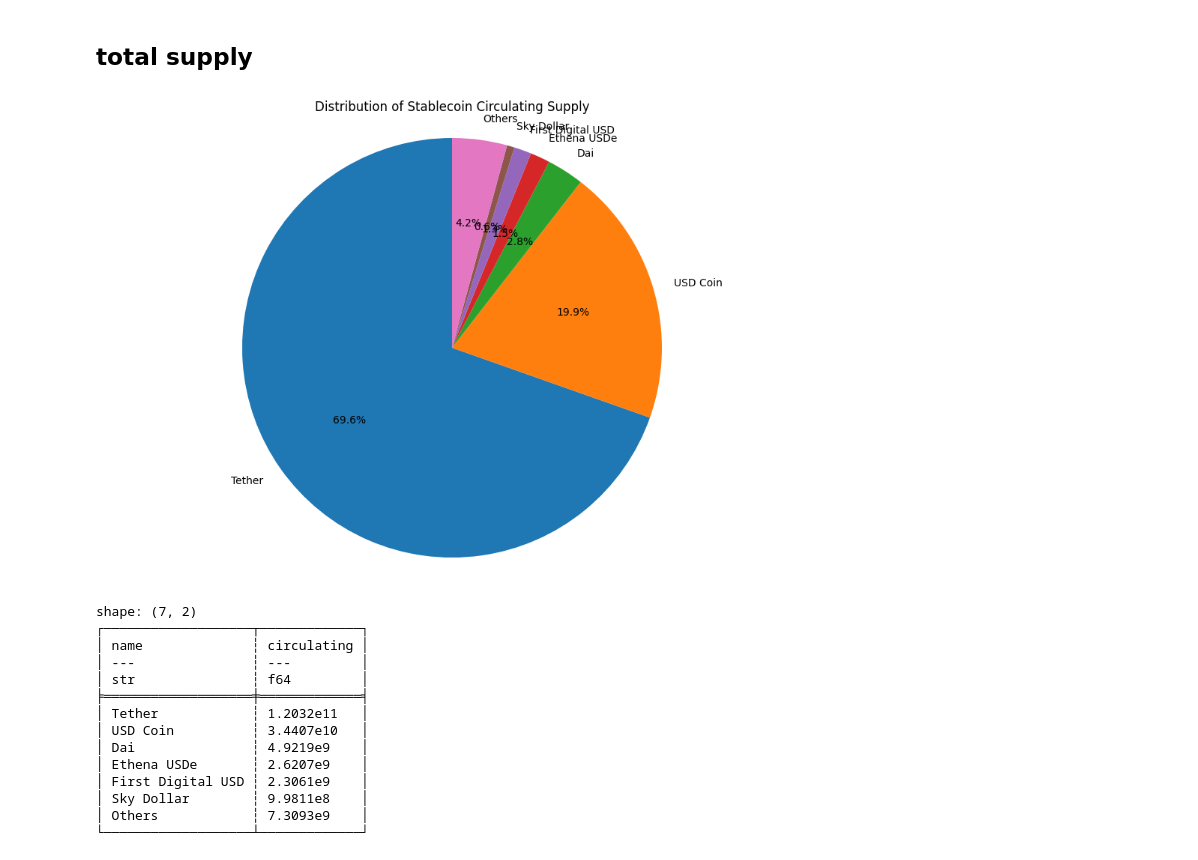
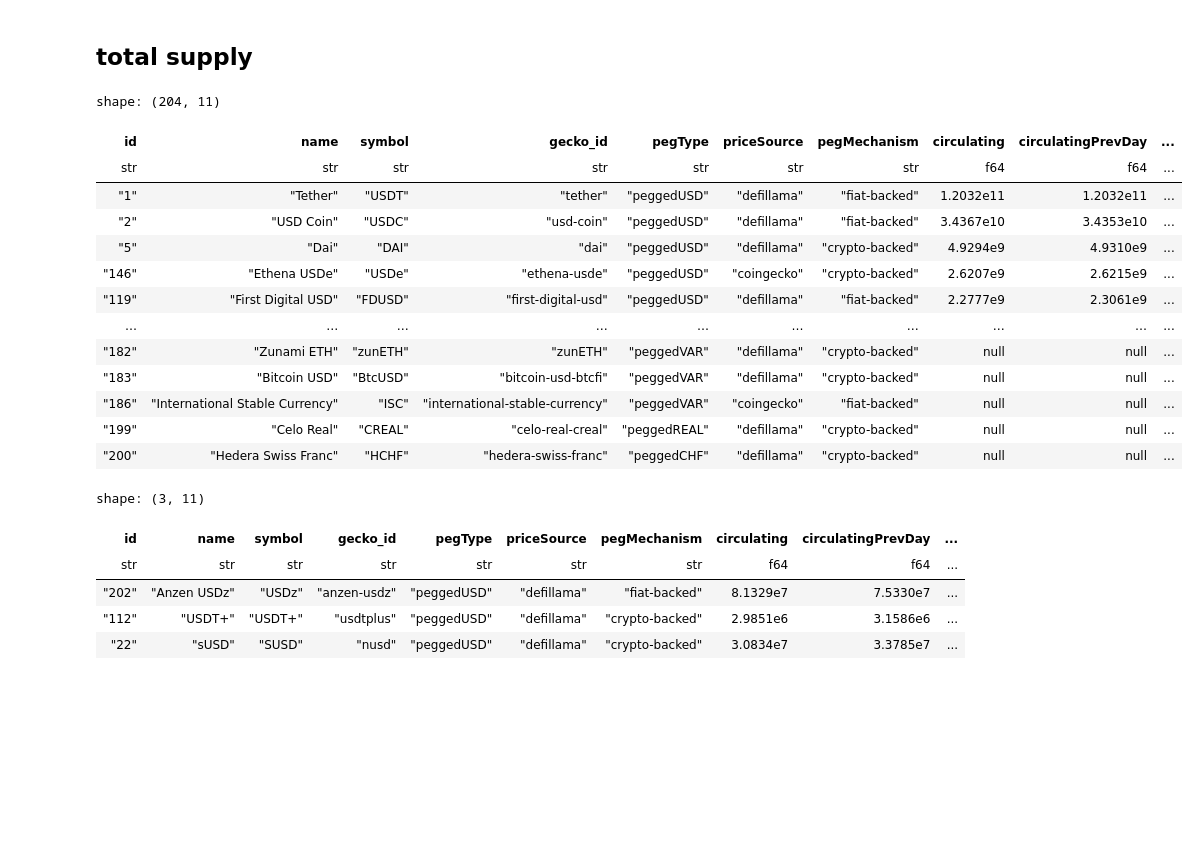
Before and after one commit to gnart33/stables, a Jupyter notebook: stables.ipynb, the cells around one changed output. Drawn from its saved outputs; the diff is of its cells as text; code cells hidden in the pictures; blank space fills up the shorter version.

Commit message:
LlamaAPI

```diff
--- a/stables.ipynb
+++ b/stables.ipynb
@@ -35,40 +26,32 @@ df_sorted = df.sort(by='circulating', descending=True, nulls_last=True)
-# %%
-# Get the top 4 stablecoins and sum the rest
-top_4 = df_sorted.head(6)
-others = df_sorted.tail(df_sorted.height - 6)
-others_sum = others['circulating'].sum()
-
-# Create a new dataframe for the pie chart, filtering out NaN values
-pie_data = pl.concat([
-    top_4.select('name', 'circulating').filter(pl.col('circulating').is_not_nan()),
-    pl.DataFrame({'name': ['Others'], 'circulating': [others_sum]})
-])
-
-# Check if there are any valid data points
-if pie_data.height > 0:
-    # Create the pie chart
-    plt.figure(figsize=(12, 8))
-    plt.pie(pie_data['circulating'], labels=pie_data['name'], autopct='%1.1f%%', startangle=90)
-    plt.title('Distribution of Stablecoin Circulating Supply')
-    plt.axis('equal')  # Equal aspect ratio ensures that pie is drawn as a circle
-    plt.show()
-else:
-    print("No valid data points for the pie chart.")
-
-print(pie_data)
-# %% [output]
-[figure, removed]
-shape: (7, 2)
-┌───────────────────┬─────────────┐
-│ name              ┆ circulating │
-│ ---               ┆ ---         │
-│ str               ┆ f64         │
-╞═══════════════════╪═════════════╡
-│ Tether            ┆ 1.2032e11   │
-│ USD Coin          ┆ 3.4407e10   │
-│ Dai               ┆ 4.9219e9    │
-│ Ethena USDe       ┆ 2.6207e9    │
-│ First Digital USD ┆ 2.3061e9    │
-│ Sky Dollar        ┆ 9.9811e8    │
-│ Others            ┆ 7.3093e9    │
-└───────────────────┴─────────────┘
+# %%
+# df_total_supply = llama.get_total_supply()
+df_total_supply = df_total_supply.drop(['circulatingPrevWeek', 'circulatingPrevMonth'])#.sort('change_24h_pct', descending=True)
+# %%
+df_total_supply
+# %% [output]
+shape: (204, 11)
+| id | name | symbol | gecko_id | pegType | priceSource | pegMechanism | circulating | circulatingPrevDay | ... |
+| str | str | str | str | str | str | str | f64 | f64 | ... |
+| "1" | "Tether" | "USDT" | "tether" | "peggedUSD" | "defillama" | "fiat-backed" | 1.2032e11 | 1.2032e11 | ... |
+| "2" | "USD Coin" | "USDC" | "usd-coin" | "peggedUSD" | "defillama" | "fiat-backed" | 3.4367e10 | 3.4353e10 | ... |
+| "5" | "Dai" | "DAI" | "dai" | "peggedUSD" | "defillama" | "crypto-backed" | 4.9294e9 | 4.9310e9 | ... |
+| "146" | "Ethena USDe" | "USDe" | "ethena-usde" | "peggedUSD" | "coingecko" | "crypto-backed" | 2.6207e9 | 2.6215e9 | ... |
+| "119" | "First Digital USD" | "FDUSD" | "first-digital-usd" | "peggedUSD" | "defillama" | "fiat-backed" | 2.2777e9 | 2.3061e9 | ... |
+| … | … | … | … | … | … | … | … | … | ... |
+| "182" | "Zunami ETH" | "zunETH" | "zunETH" | "peggedVAR" | "defillama" | "crypto-backed" | null | null | ... |
+| "183" | "Bitcoin USD" | "BtcUSD" | "bitcoin-usd-btcfi" | "peggedVAR" | "defillama" | "crypto-backed" | null | null | ... |
+| "186" | "International Stable Currency" | "ISC" | "international-stable-currency" | "peggedVAR" | "coingecko" | "fiat-backed" | null | null | ... |
+| "199" | "Celo Real" | "CREAL" | "celo-real-creal" | "peggedREAL" | "defillama" | "crypto-backed" | null | null | ... |
+| "200" | "Hedera Swiss Franc" | "HCHF" | "hedera-swiss-franc" | "peggedCHF" | "defillama" | "crypto-backed" | null | null | ... |
+# %%
+df_total_supply.filter(
+    (abs(pl.col('change_24h_pct')) > 5)
+    & (pl.col('circulating') > 1e6)
+).sort('change_24h_pct', descending=True)
+# %% [output]
+shape: (3, 11)
+| id | name | symbol | gecko_id | pegType | priceSource | pegMechanism | circulating | circulatingPrevDay | ... |
+| str | str | str | str | str | str | str | f64 | f64 | ... |
+| "202" | "Anzen USDz" | "USDz" | "anzen-usdz" | "peggedUSD" | "defillama" | "fiat-backed" | 8.1329e7 | 7.5330e7 | ... |
+| "112" | "USDT+" | "USDT+" | "usdtplus" | "peggedUSD" | "defillama" | "crypto-backed" | 2.9851e6 | 3.1586e6 | ... |
+| "22" | "sUSD" | "SUSD" | "nusd" | "peggedUSD" | "defillama" | "crypto-backed" | 3.0834e7 | 3.3785e7 | ... |
```
Also changed, not shown: parts of 12 cells of this notebook, 2 other files.
